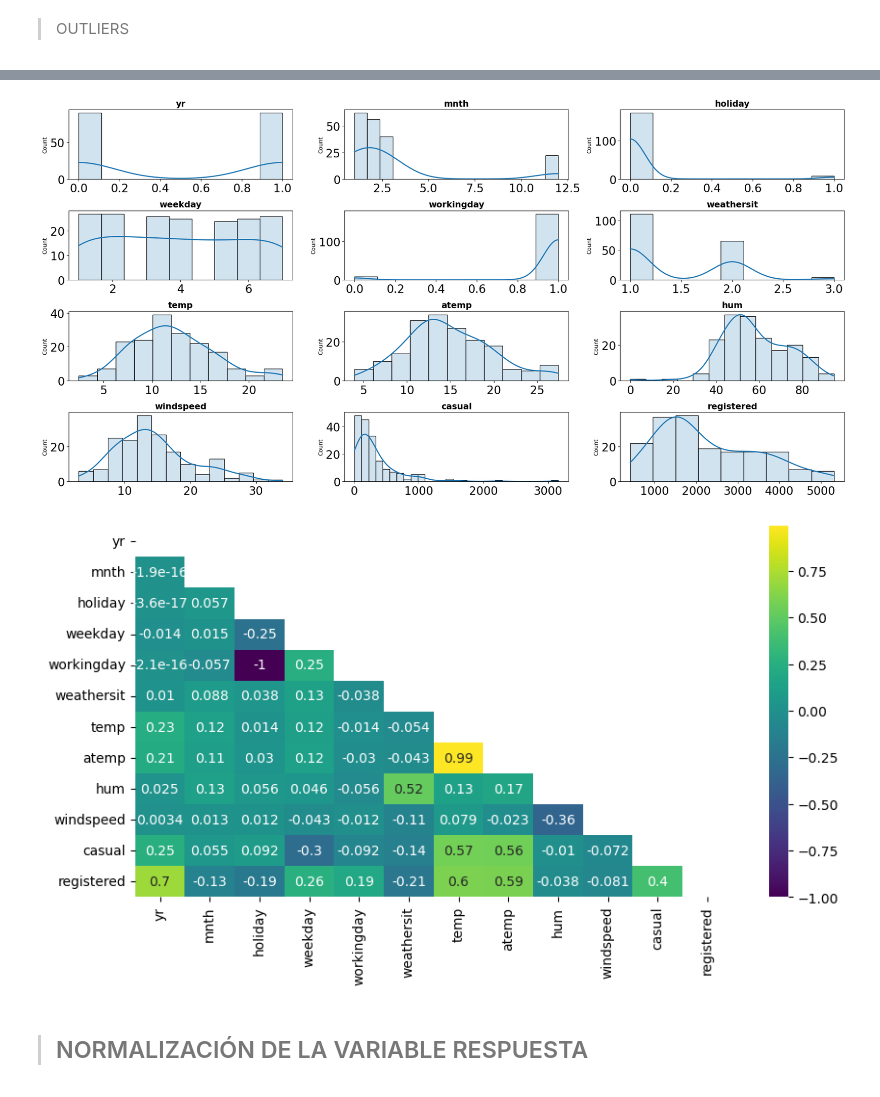
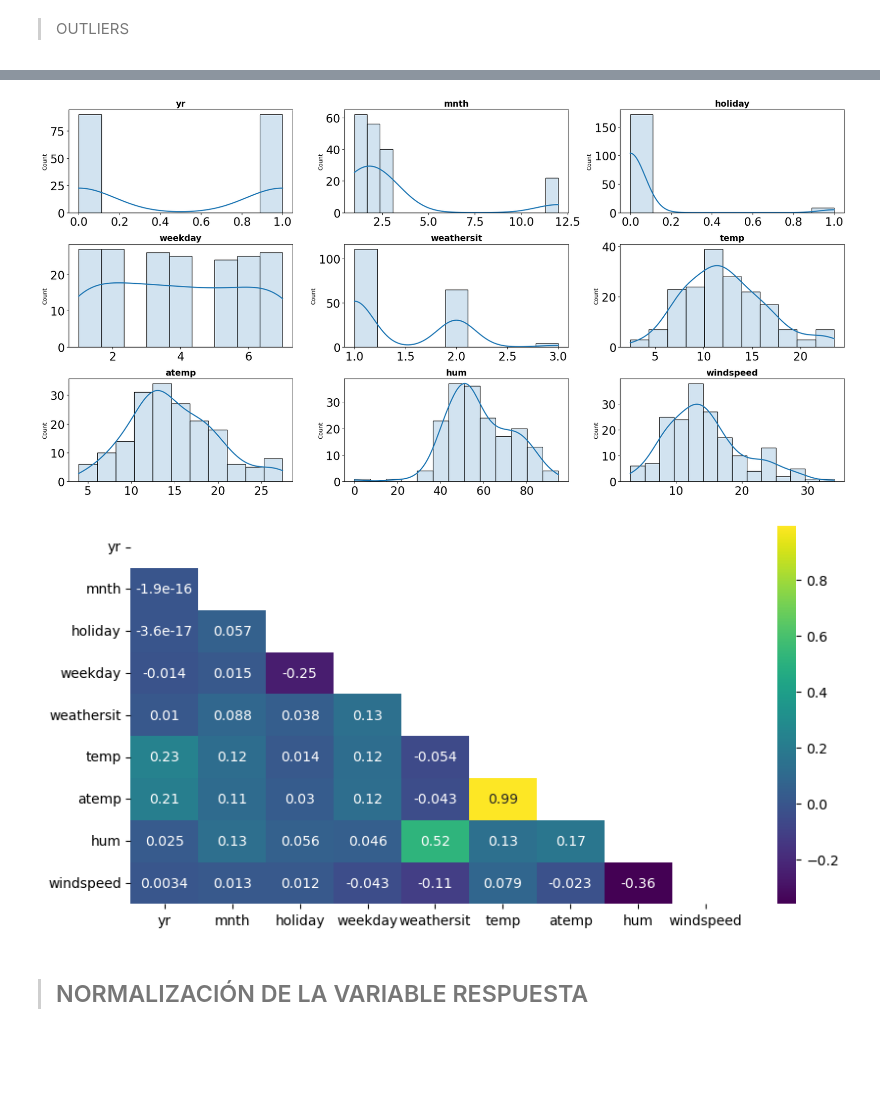
Before and after one commit to Adalab/project-DA-promo-B-modulo-3-team-1, a Jupyter notebook: vero_proyecto_winter/winter-vero.ipynb, the cells around one changed output, grey strips where cells are left out. Cells and saved outputs as stored; diff of their text form; code cells hidden in the pictures; blank space fills up the shorter version.

```diff
--- a/vero_proyecto_winter/winter-vero.ipynb
+++ b/vero_proyecto_winter/winter-vero.ipynb
@@ -11,6 +11,6 @@ warnings.filterwarnings('ignore')
 # %% [markdown]
 >## EDA INVIERNO
 # %%
-df = pd.read_csv("./datos/bikes_eda_proyecto.csv", index_col=0)
+df = pd.read_csv("../datos/bikes_eda.csv", index_col=0)
 df
 # %% [output]
@@ -239,7 +230,7 @@ Index(['instant', 'yr', 'mnth', 'holiday', 'weekday', 'workingday',
 #BOXPLOT PARA LAS VARIABLES NUMÉRICAS
 
 
-fig, axes= plt.subplots(4,3, figsize=(20,10))
+fig, axes= plt.subplots(3,3, figsize=(20,10))
 
 axes=axes.flat
 
@@ -254,29 +245,27 @@ plt.show();
 # %%
-fig, axes = plt.subplots(nrows = 4, ncols = 3, figsize = (20, 10))
+fig, axes = plt.subplots(nrows = 3, ncols = 3, figsize = (20, 10))
 
 axes = axes.flat
 
 for i, colum in enumerate(numericas.columns.drop(['instant'])):
     sns.histplot(
         data = numericas,
         x = colum,
         kde = True,
         line_kws = {"linewidth": 2},
         alpha = 0.2,
         ax = axes[i])
 
 
     axes[i].set_title(colum, fontsize = 15, fontweight = "bold")
     axes[i].tick_params(labelsize = 20)
     axes[i].set_xlabel("")
 
 plt.tight_layout()
 plt.show();
 # %% [output]
-[figure, old version]
+[figure, new version]
 # %%
-
-
 # Hacemos un heatmap con las variables numéricas contínuas
 numeric = (df.select_dtypes(include = np.number)).drop(['instant'], axis=1)
 correlacion = numeric.corr()
@@ -284,4 +273,4 @@ plt.figure(figsize=(10,5))
 mask = np.triu(np.ones_like(correlacion, dtype=bool))
 sns.heatmap(correlacion, cmap="viridis", annot = True, mask = mask); #barra lateral
 # %% [output]
-[figure, old version]
+[figure, new version]
```
Also changed, not shown: parts of 38 cells of this notebook, 17 other files.
